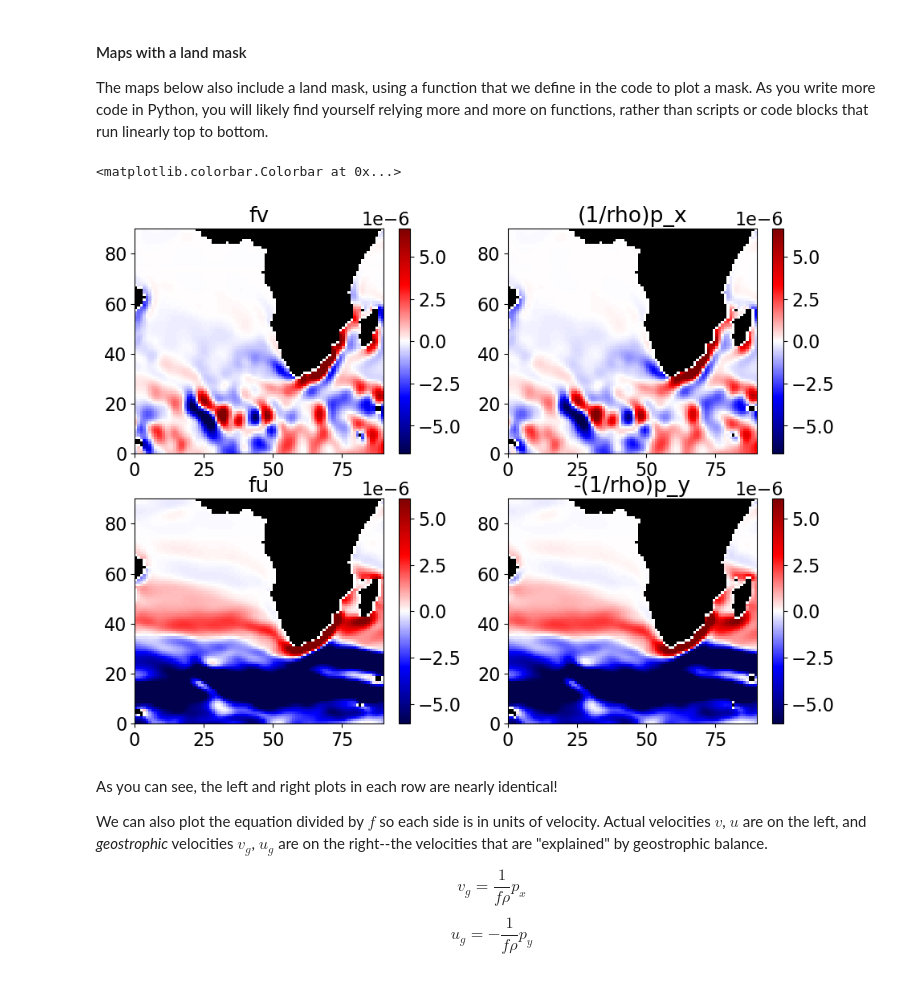
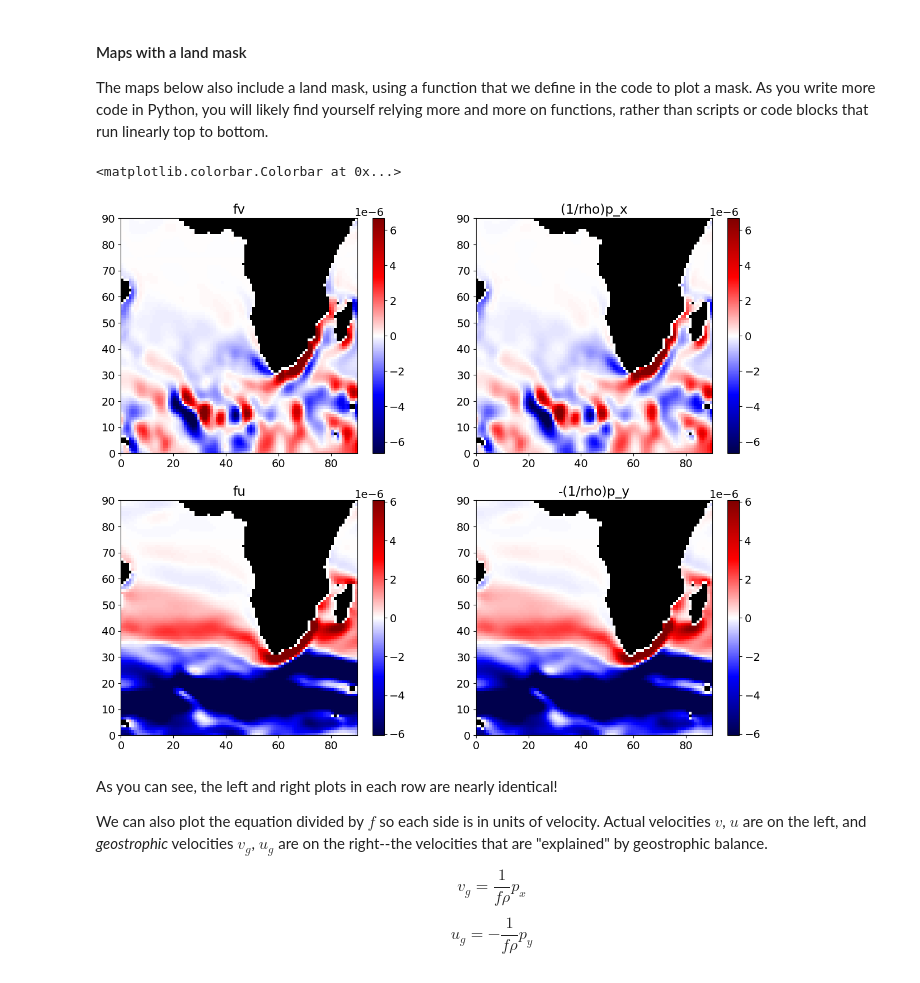
Before and after one commit to ECCO-GROUP/ECCO-v4-Python-Tutorial, a Jupyter notebook: Intro_to_PO_Tutorials/Geostrophic_balance.ipynb, the cells around one changed output. Drawn from its saved outputs; the diff is of its cells as text; code cells hidden in the pictures.

```diff
--- a/Intro_to_PO_Tutorials/Geostrophic_balance.ipynb
+++ b/Intro_to_PO_Tutorials/Geostrophic_balance.ipynb
@@ -251,6 +252,6 @@ Now let's plot density anomaly at the surface on a single tile. Python indexing
 densanom = ds_denspress_mo.RHOAnoma
 densanom_surf = densanom.isel(k=0)
 
-plt.rcParams["font.size"] = 16    # set default font size for plots in this tutorial
+plt.rcParams["font.size"] = 14    # set default font size for plots in this tutorial
 densanom_surf_plot = (densanom_surf.isel(tile=1)).plot(cmap='seismic')
 # %% [output]
@@ -685,11 +684,9 @@ def plot_mask(*args,ax,color_rgb):
         X = args[0]
         Y = args[1]
         mask = args[2]
-    # mask_array = np.zeros(mask.shape + (4,))    # last dimension of length 4 is RGBA (red-green-blue-alpha)
-    # mask_array[:,:,0:3] = color_rgb
     # set alpha values to 1 where mask is plotted, 0 otherwise
     if str(type(mask))[0:5] == 'xarray':
-        mask = mask.values
+        mask = mask.values      # .values attribute extracts xarray data variable content as a NumPy array
     colormap = ListedColormap(np.concatenate((np.tile(color_rgb,(2,1)),np.array([[0],[1]])),axis=-1))
     # plot land mask
     if len(args) == 1:
@@ -716,37 +713,37 @@ def cmap_zerocent_scale(plot,scale_factor):
 # arrays need to have singleton (time) dimension removed with .squeeze() before plotting
 tile_plot = 1
 k_plot = 20
-fig,axs = plt.subplots(2,2,figsize=(11,8))
+fig,axs = plt.subplots(2,2,figsize=(15,12))
 curr_land_mask = land_mask.isel(tile=tile_plot,k=k_plot).squeeze()
 
 curr_ax = axs[0,0]
 curr_plot = curr_ax.pcolormesh((geos_bal_LHS_1.isel(tile=tile_plot,k=k_plot)).squeeze(),cmap='seismic')
 plot_mask(curr_land_mask,ax=curr_ax,color_rgb=np.zeros(3,))    # plots land mask in black
 plot_clim = cmap_zerocent_scale(curr_plot,0.3)   # centers colormap at zero and scales
 curr_ax.set_title('fv')
 fig.colorbar(curr_plot,ax=curr_ax)
 curr_ax = axs[0,1]
 curr_plot = curr_ax.pcolormesh((geos_bal_RHS_1.isel(tile=tile_plot,k=k_plot)).squeeze(),cmap='seismic')
 plot_mask(curr_land_mask,ax=curr_ax,color_rgb=np.zeros(3,))
 curr_plot.set_clim(plot_clim)    # set RHS colormap limits to same values as LHS
 curr_ax.set_title('(1/rho)p_x')
 fig.colorbar(curr_plot,ax=curr_ax)
 
 curr_ax = axs[1,0]
 curr_plot = curr_ax.pcolormesh((geos_bal_LHS_2.isel(tile=tile_plot,k=k_plot)).squeeze(),cmap='seismic')
 plot_mask(curr_land_mask,ax=curr_ax,color_rgb=np.zeros(3,))
 plot_clim = cmap_zerocent_scale(curr_plot,0.3)
 curr_ax.set_title('fu')
 fig.colorbar(curr_plot,ax=curr_ax)
 curr_ax = axs[1,1]
 curr_plot = curr_ax.pcolormesh((geos_bal_RHS_2.isel(tile=tile_plot,k=k_plot)).squeeze(),cmap='seismic')
 plot_mask(curr_land_mask,ax=curr_ax,color_rgb=np.zeros(3,))
 curr_plot.set_clim(plot_clim)    # set RHS colormap limits to same values as LHS
 curr_ax.set_title('-(1/rho)p_y')
 fig.colorbar(curr_plot,ax=curr_ax)
 # %% [output]
 <matplotlib.colorbar.Colorbar at 0x...>
-[figure, old version]
+[figure, new version]
 # %% [markdown]
 As you can see, the left and right plots in each row are nearly identical!
 
```
Also changed, not shown: parts of 21 cells of this notebook.
